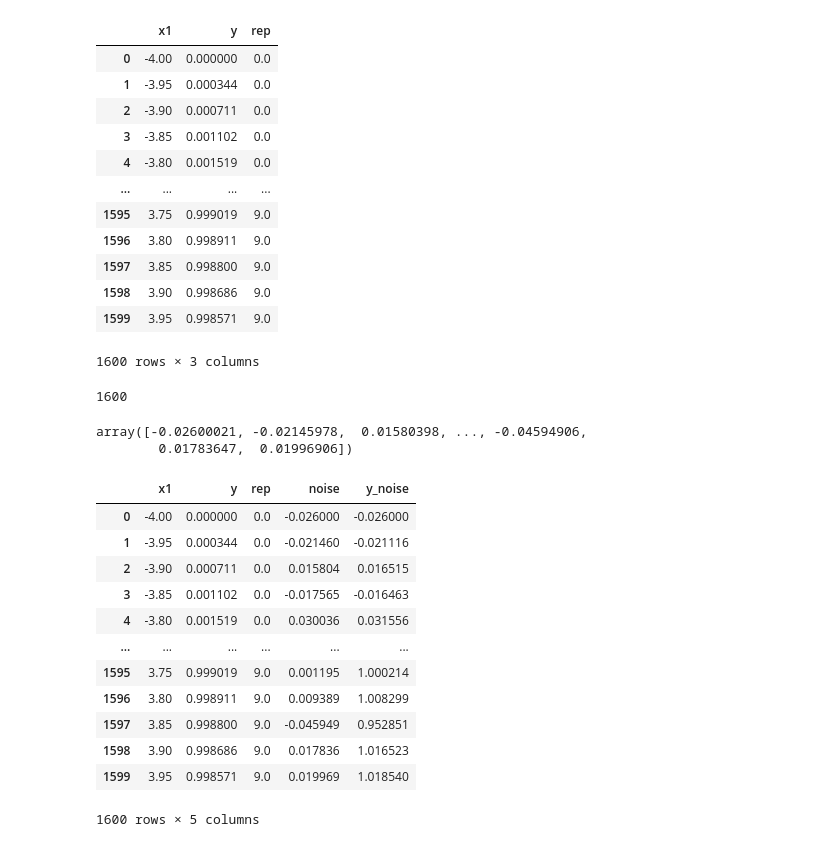
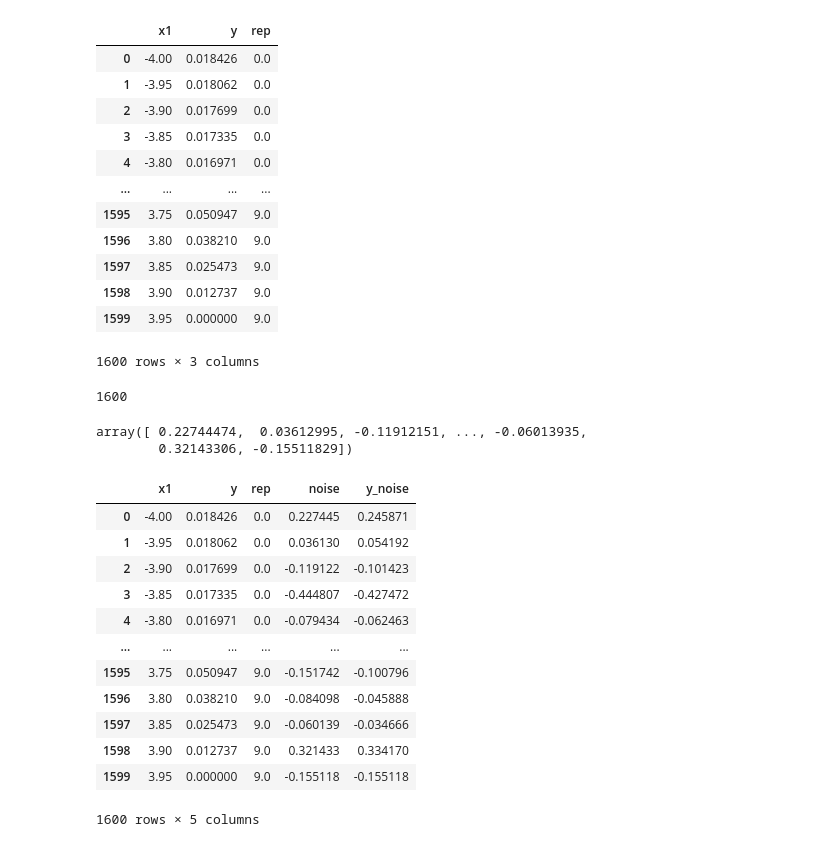
Before and after one commit to SergioCoboLopez/ANN_BMS, a Jupyter notebook: bin/add_noise_to_data.ipynb, the cells around one changed output. Cells and saved outputs as stored; diff of their text form; code cells hidden in the pictures.

```diff
--- a/bin/add_noise_to_data.ipynb
+++ b/bin/add_noise_to_data.ipynb
@@ -9,7 +9,8 @@ import matplotlib.pyplot as plt
 import seaborn as sns
 import matplotlib.gridspec as gridspec
 # %%
-function='tanh'
+function='leaky_ReLU' #tanh, leaky_ReLU
+realization=0         #Noise realization. 0,1,2 unless otherwise specified
 file_model='NN_function_' + function + '_NREP_10_data' + '.csv'
 model_d='../data/' + file_model
 d=pd.read_csv(model_d)
@@ -18,47 +19,48 @@ display(d)
 print(d.index.stop)
 # %% [output]
 |  | x1 | y | rep |
-| 0 | -4.00 | 0.000000 | 0.0 |
-| 1 | -3.95 | 0.000344 | 0.0 |
-| 2 | -3.90 | 0.000711 | 0.0 |
-| 3 | -3.85 | 0.001102 | 0.0 |
-| 4 | -3.80 | 0.001519 | 0.0 |
+| 0 | -4.00 | 0.018426 | 0.0 |
+| 1 | -3.95 | 0.018062 | 0.0 |
+| 2 | -3.90 | 0.017699 | 0.0 |
+| 3 | -3.85 | 0.017335 | 0.0 |
+| 4 | -3.80 | 0.016971 | 0.0 |
 | ... | ... | ... | ... |
-| 1595 | 3.75 | 0.999019 | 9.0 |
-| 1596 | 3.80 | 0.998911 | 9.0 |
-| 1597 | 3.85 | 0.998800 | 9.0 |
-| 1598 | 3.90 | 0.998686 | 9.0 |
-| 1599 | 3.95 | 0.998571 | 9.0 |
+| 1595 | 3.75 | 0.050947 | 9.0 |
+| 1596 | 3.80 | 0.038210 | 9.0 |
+| 1597 | 3.85 | 0.025473 | 9.0 |
+| 1598 | 3.90 | 0.012737 | 9.0 |
+| 1599 | 3.95 | 0.000000 | 9.0 |
 1600 rows × 3 columns
 1600
 # %%
 #Generate noise
-np.random.seed(seed=1111)
+#np.random.seed(seed=1111)
 
-mean=0;sigma=0.02;sample=d.index.stop
+mean=0;sigma=0.2;sample=d.index.stop
+
 noise = np.random.normal(mean,sigma,sample)
 display(noise)
 # %% [output]
-array([-0.02600021, -0.02145978,  0.01580398, ..., -0.04594906,
-        0.01783647,  0.01996906])
+array([ 0.22744474,  0.03612995, -0.11912151, ..., -0.06013935,
+        0.32143306, -0.15511829])
 # %%
 d['noise']=noise
 d['y_noise']=d['y'] + noise
 display(d)
-d.to_csv('../data/'+ 'NN_' + function + '_sigma_' + str(sigma) + '.csv')
+d.to_csv('../data/'+ 'NN_' + function + '_sigma_' + str(sigma) + '_r_' + str(realization) + '.csv')
 # %% [output]
 |  | x1 | y | rep | noise | y_noise |
-| 0 | -4.00 | 0.000000 | 0.0 | -0.026000 | -0.026000 |
-| 1 | -3.95 | 0.000344 | 0.0 | -0.021460 | -0.021116 |
-| 2 | -3.90 | 0.000711 | 0.0 | 0.015804 | 0.016515 |
-| 3 | -3.85 | 0.001102 | 0.0 | -0.017565 | -0.016463 |
-| 4 | -3.80 | 0.001519 | 0.0 | 0.030036 | 0.031556 |
+| 0 | -4.00 | 0.018426 | 0.0 | 0.227445 | 0.245871 |
+| 1 | -3.95 | 0.018062 | 0.0 | 0.036130 | 0.054192 |
+| 2 | -3.90 | 0.017699 | 0.0 | -0.119122 | -0.101423 |
+| 3 | -3.85 | 0.017335 | 0.0 | -0.444807 | -0.427472 |
+| 4 | -3.80 | 0.016971 | 0.0 | -0.079434 | -0.062463 |
 | ... | ... | ... | ... | ... | ... |
-| 1595 | 3.75 | 0.999019 | 9.0 | 0.001195 | 1.000214 |
-| 1596 | 3.80 | 0.998911 | 9.0 | 0.009389 | 1.008299 |
-| 1597 | 3.85 | 0.998800 | 9.0 | -0.045949 | 0.952851 |
-| 1598 | 3.90 | 0.998686 | 9.0 | 0.017836 | 1.016523 |
-| 1599 | 3.95 | 0.998571 | 9.0 | 0.019969 | 1.018540 |
+| 1595 | 3.75 | 0.050947 | 9.0 | -0.151742 | -0.100796 |
+| 1596 | 3.80 | 0.038210 | 9.0 | -0.084098 | -0.045888 |
+| 1597 | 3.85 | 0.025473 | 9.0 | -0.060139 | -0.034666 |
+| 1598 | 3.90 | 0.012737 | 9.0 | 0.321433 | 0.334170 |
+| 1599 | 3.95 | 0.000000 | 9.0 | -0.155118 | -0.155118 |
 1600 rows × 5 columns
 # %%
 n=0
```
Also changed, not shown: parts of 1 cell of this notebook, 27 other files.
